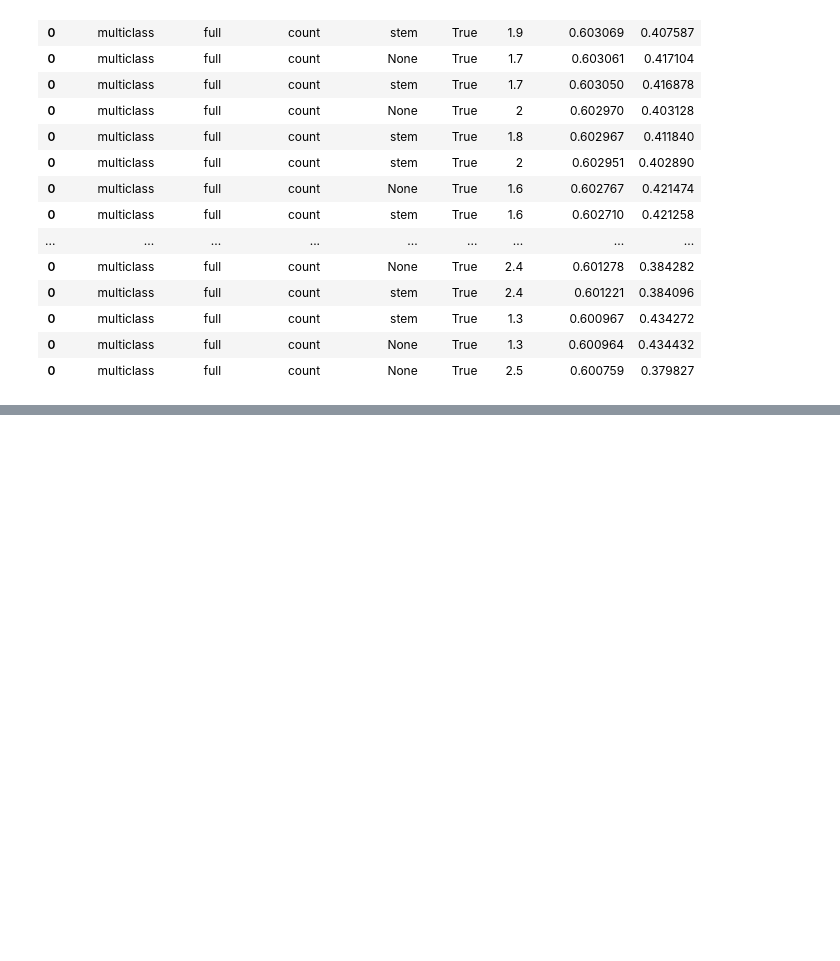
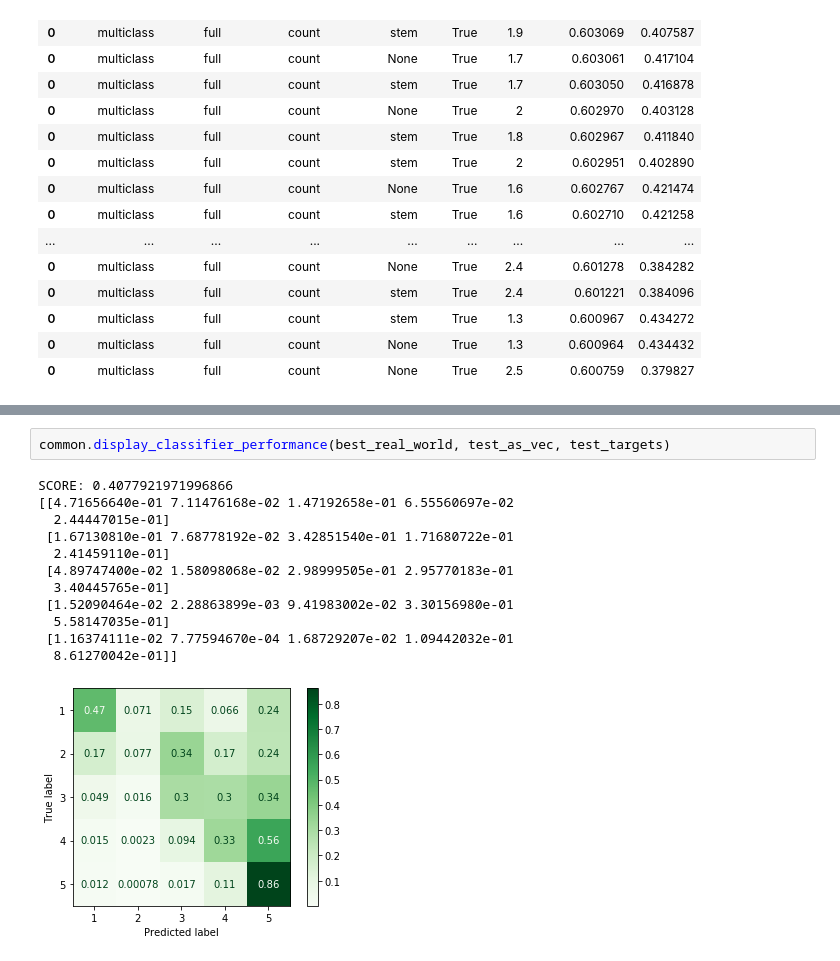
Before and after one commit to Asgavar/amazon-reviews, a Jupyter notebook: naive-bayes.ipynb, the cells around one changed output, grey strips where cells are left out. Cells and saved outputs as stored; diff of their text form; blank space fills up the shorter version.

```diff
--- a/naive-bayes.ipynb
+++ b/naive-bayes.ipynb
@@ -117,0 +190,15 @@ results_df[results_df['representation'] != 'tf_idf'].sort_values('score', ascend
+# %%
+common.display_classifier_performance(best_real_world, test_as_vec, test_targets)
+# %% [output]
+SCORE: 0.4077921971996866
+[[4.71656640e-01 7.11476168e-02 1.47192658e-01 6.55560697e-02
+  2.44447015e-01]
+ [1.67130810e-01 7.68778192e-02 3.42851540e-01 1.71680722e-01
+  2.41459110e-01]
+ [4.89747400e-02 1.58098068e-02 2.98999505e-01 2.95770183e-01
+  3.40445765e-01]
+ [1.52090464e-02 2.28863899e-03 9.41983002e-02 3.30156980e-01
+  5.58147035e-01]
+ [1.16374111e-02 7.77594670e-04 1.68729207e-02 1.09442032e-01
+  8.61270042e-01]]
+[figure, added]
```
Also changed, not shown: parts of 12 cells of this notebook, 1 other file.
